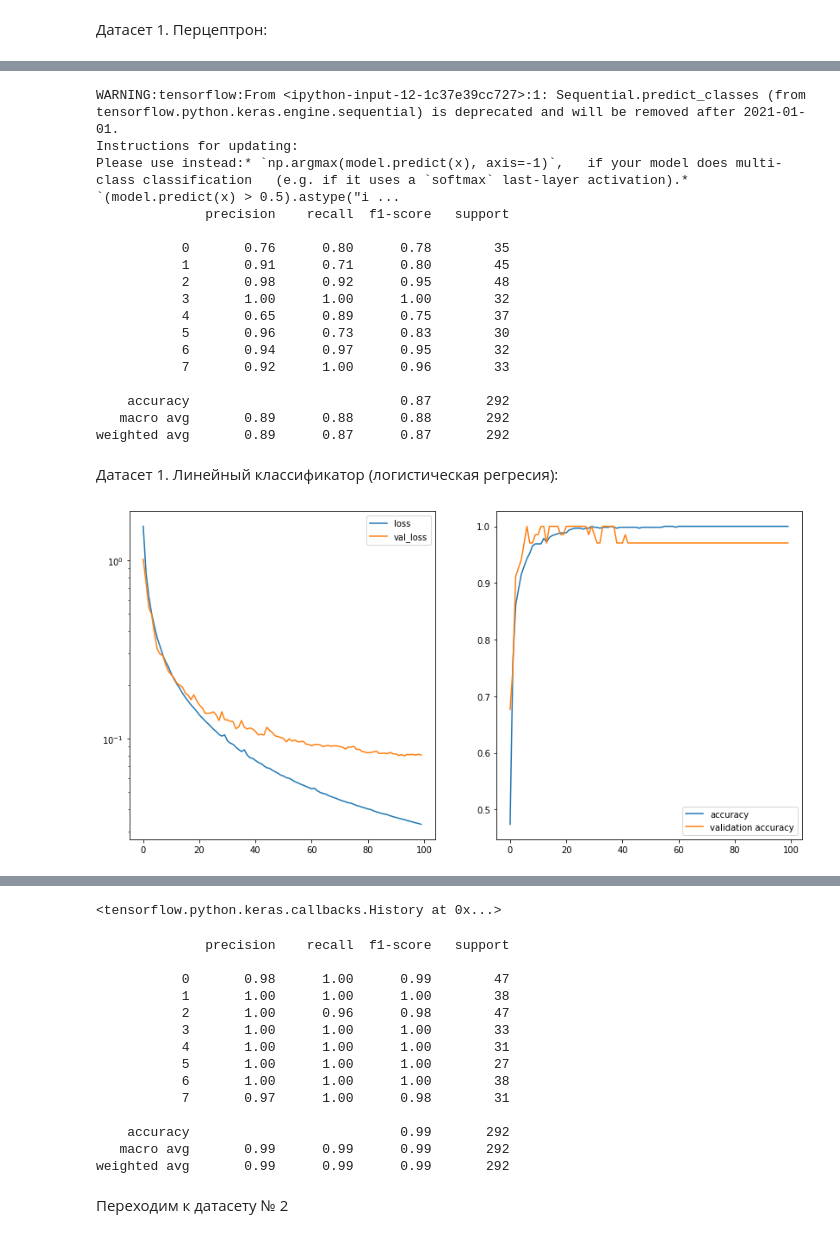
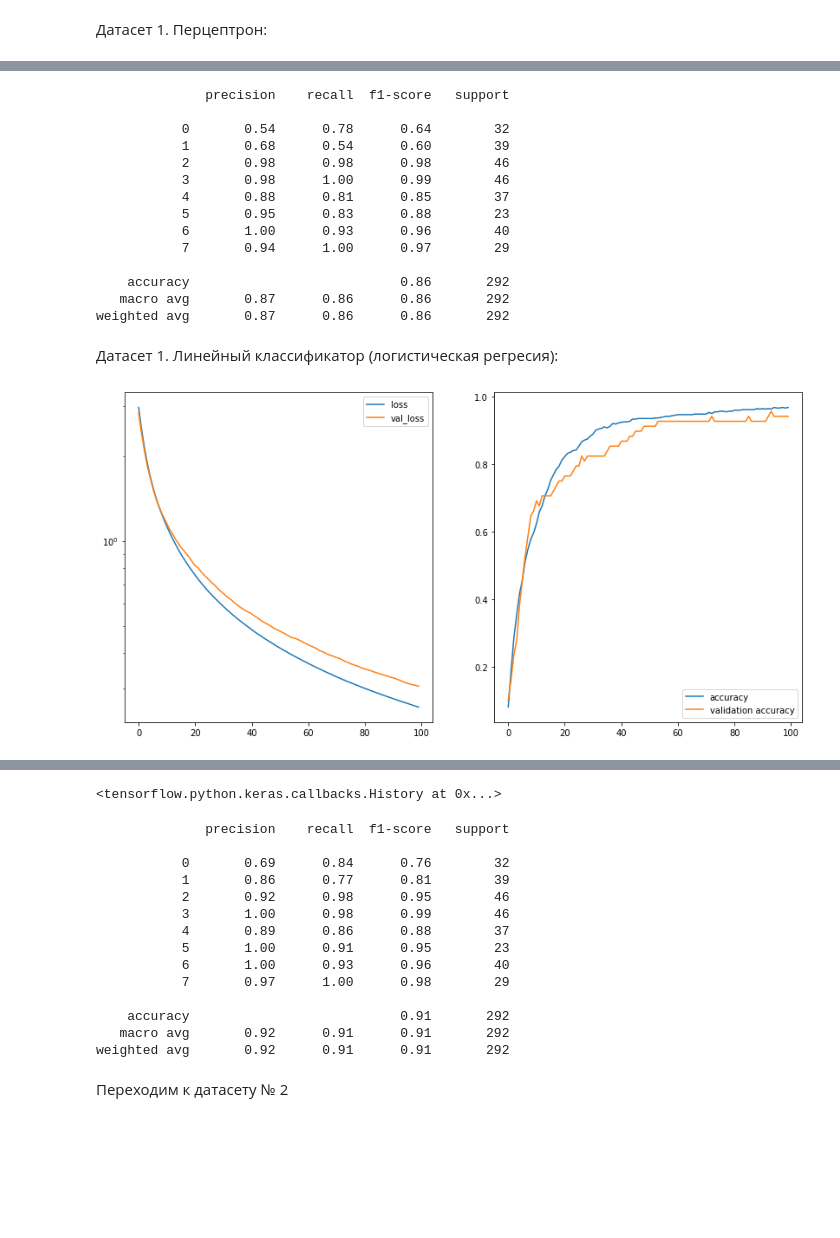
Before and after one commit to malynkovsky/ML_NN_course, a Jupyter notebook: Lab_1/Lab1_Malynkovsky.ipynb, the cells around one changed output, grey strips where cells are left out. Saved outputs shown, nothing was run; the diff lists cells and outputs as text; code cells hidden in the pictures; blank space fills up the shorter version.

```diff
--- a/Lab_1/Lab1_Malynkovsky.ipynb
+++ b/Lab_1/Lab1_Malynkovsky.ipynb
@@ -142,6 +142,8 @@ Index(['Genotype', 'Treatment', 'Behavior', 'class'], dtype='object')
 Остальные три признака удалим, так как они по сути составляют комбинации, представляющиее классы
 # %%
 df.drop(columns=['Genotype', 'Treatment', 'Behavior'],inplace=True)
+# %%
+df.drop(columns=['NR1_N',	'NR2A_N',	'pAKT_N',	'pBRAF_N',	'pCAMKII_N',	'pCREB_N',	'pELK_N',	'pERK_N',	'pJNK_N'],inplace=True)
 # %%
 from sklearn.preprocessing import LabelEncoder
 #df = pd.get_dummies(df, columns=['Genotype', 'Treatment', 'Behavior'])
@@ -196,31 +198,28 @@ model.fit(X_train_std,y,epochs=100, validation_split=0.1, callbacks=[plot_losses
 y_pred = model.predict_classes(X_test_std)
 print(classification_report(y_test, y_pred))
 # %% [output]
-WARNING:tensorflow:From <ipython-input-12-1c37e39cc727>:1: Sequential.predict_classes (from tensorflow.python.keras.engine.sequential) is deprecated and will be removed after 2021-01-01.
-Instructions for updating:
-Please use instead:* `np.argmax(model.predict(x), axis=-1)`,   if your model does multi-class classification   (e.g. if it uses a `softmax` last-layer activation).* `(model.predict(x) > 0.5).astype("i ...
               precision    recall  f1-score   support
 
-           0       0.76      0.80      0.78        35
-           1       0.91      0.71      0.80        45
-           2       0.98      0.92      0.95        48
-           3       1.00      1.00      1.00        32
-           4       0.65      0.89      0.75        37
-           5       0.96      0.73      0.83        30
-           6       0.94      0.97      0.95        32
-           7       0.92      1.00      0.96        33
+           0       0.54      0.78      0.64        32
+           1       0.68      0.54      0.60        39
+           2       0.98      0.98      0.98        46
+           3       0.98      1.00      0.99        46
+           4       0.88      0.81      0.85        37
+           5       0.95      0.83      0.88        23
+           6       1.00      0.93      0.96        40
+           7       0.94      1.00      0.97        29
 
-    accuracy                           0.87       292
-   macro avg       0.89      0.88      0.88       292
-weighted avg       0.89      0.87      0.87       292
+    accuracy                           0.86       292
+   macro avg       0.87      0.86      0.86       292
+weighted avg       0.87      0.86      0.86       292
 # %% [markdown]
 Датасет 1. Линейный классификатор (логистическая регресия):
 # %%
 model = Sequential()
 model.add(Dense(8, input_shape=(X_train_std.shape[1],)))
 model.add(Activation('softmax'))
-sgd = SGD(learning_rate=0.1)
+sgd = SGD(learning_rate=0.01)
 model.compile(loss='categorical_crossentropy', optimizer=sgd, metrics=['accuracy'])
 model.fit(X_train_std,y,epochs=100, validation_split=0.1, callbacks=[plot_losses])
 # %% [output]
-[figure, old version]
+[figure, new version]
@@ -232,18 +231,18 @@ print(classification_report(y_test, y_pred))
 # %% [output]
               precision    recall  f1-score   support
 
-           0       0.98      1.00      0.99        47
-           1       1.00      1.00      1.00        38
-           2       1.00      0.96      0.98        47
-           3       1.00      1.00      1.00        33
-           4       1.00      1.00      1.00        31
-           5       1.00      1.00      1.00        27
-           6       1.00      1.00      1.00        38
-           7       0.97      1.00      0.98        31
+           0       0.69      0.84      0.76        32
+           1       0.86      0.77      0.81        39
+           2       0.92      0.98      0.95        46
+           3       1.00      0.98      0.99        46
+           4       0.89      0.86      0.88        37
+           5       1.00      0.91      0.95        23
+           6       1.00      0.93      0.96        40
+           7       0.97      1.00      0.98        29
 
-    accuracy                           0.99       292
-   macro avg       0.99      0.99      0.99       292
-weighted avg       0.99      0.99      0.99       292
+    accuracy                           0.91       292
+   macro avg       0.92      0.91      0.91       292
+weighted avg       0.92      0.91      0.91       292
 # %% [markdown]
 Переходим к датасету № 2
 # %%
```
Also changed, not shown: parts of 18 cells of this notebook, 3 other files.
